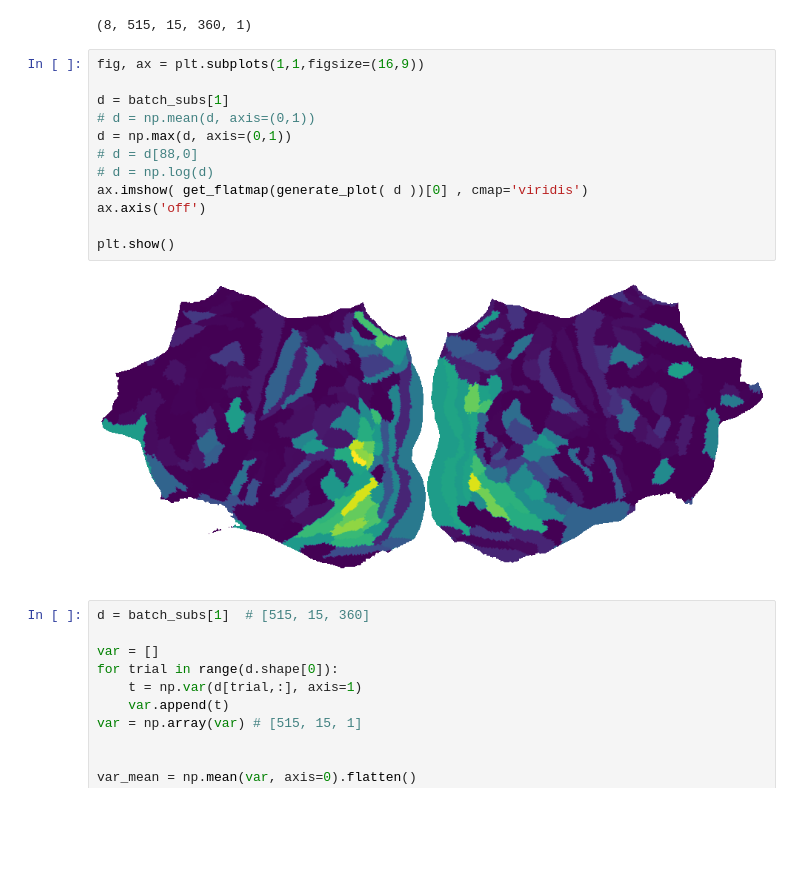
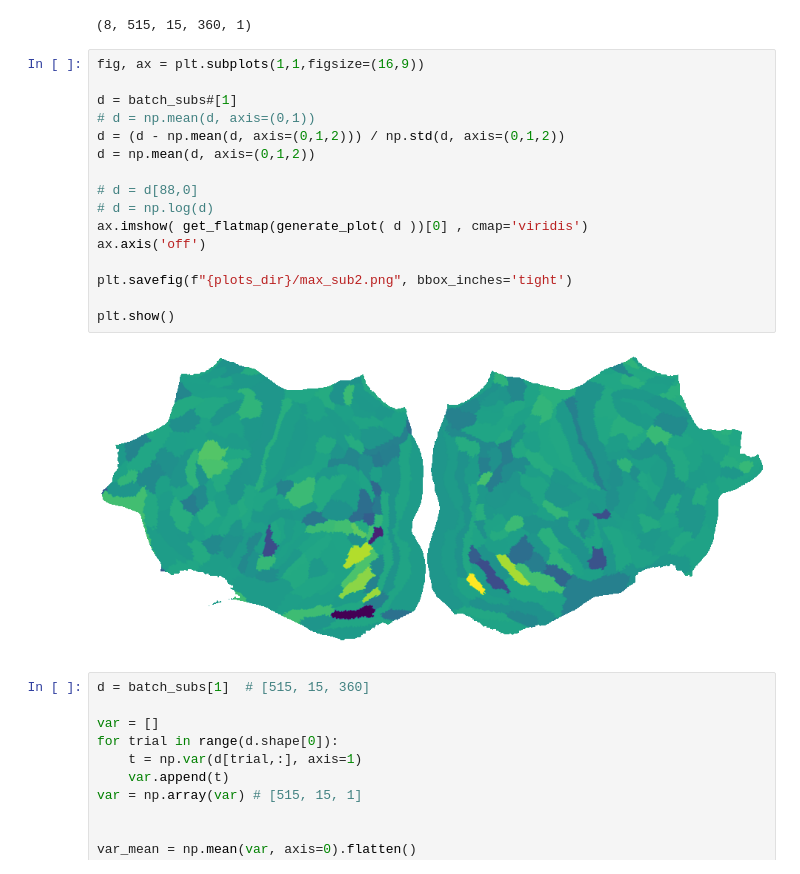
Before and after one commit to seang123/Masters-Thesis2, a Jupyter notebook: notebooks/3-new-attn-maps.ipynb, the cells around one changed output. Saved outputs shown, nothing was run; the diff lists cells and outputs as text; blank space fills up the shorter version.

```diff
--- a/notebooks/3-new-attn-maps.ipynb
+++ b/notebooks/3-new-attn-maps.ipynb
@@ -119,17 +125,21 @@ batch_subs.shape
 # %%
 fig, ax = plt.subplots(1,1,figsize=(16,9))
 
-d = batch_subs[1]
+d = batch_subs#[1]
 # d = np.mean(d, axis=(0,1))
-d = np.max(d, axis=(0,1))
+d = (d - np.mean(d, axis=(0,1,2))) / np.std(d, axis=(0,1,2))
+d = np.mean(d, axis=(0,1,2))
+
 # d = d[88,0]
 # d = np.log(d)
 ax.imshow( get_flatmap(generate_plot( d ))[0] , cmap='viridis')
 ax.axis('off')
 
+plt.savefig(f"{plots_dir}/max_sub2.png", bbox_inches='tight')
+
 plt.show()
 # %% [output]
-[figure, old version]
+[figure, new version]
 # %%
 d = batch_subs[1]  # [515, 15, 360]
 
```
Also changed, not shown: parts of 36 cells of this notebook, 10 other files.
